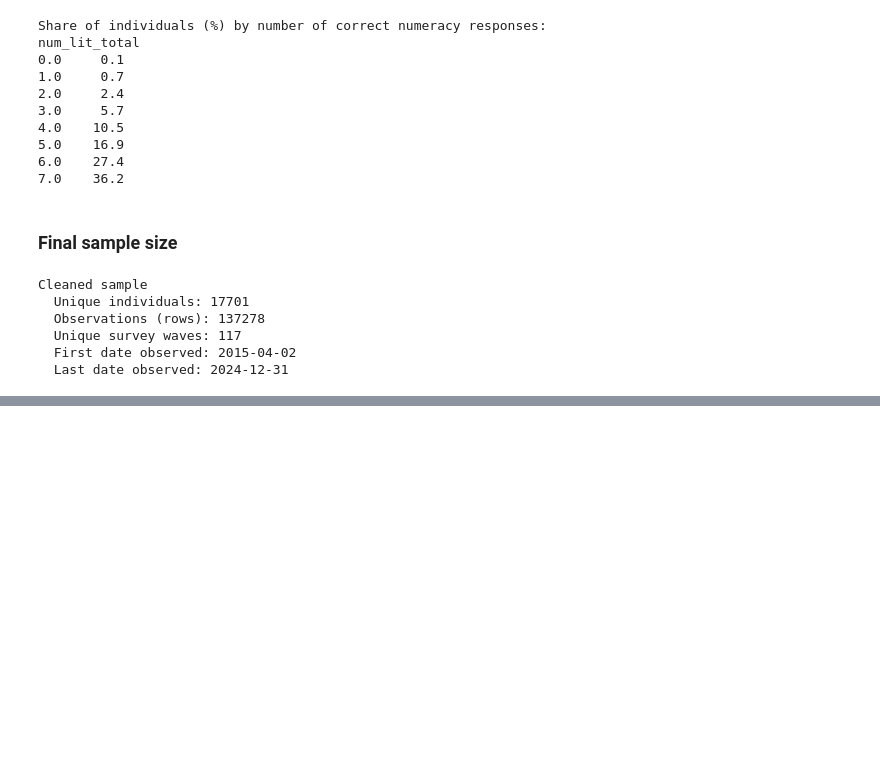
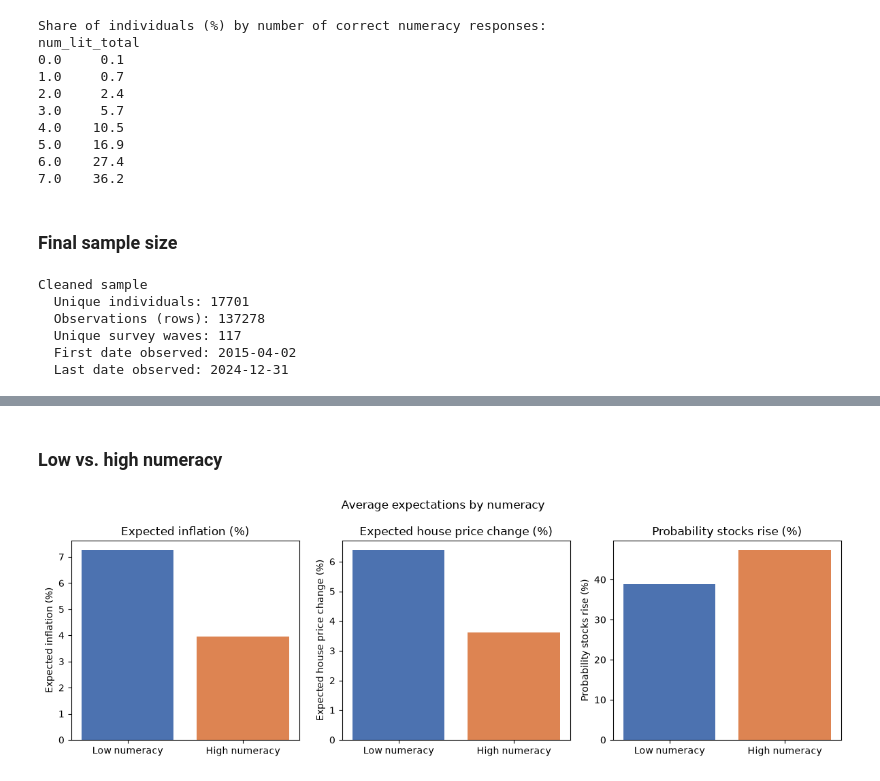
Before and after one commit to Israt0408/AI_week_IM, a Jupyter notebook: term_paper.ipynb, the cells around one changed output, grey strips where cells are left out. Drawn from its saved outputs; the diff is of its cells as text; code cells hidden in the pictures; blank space fills up the shorter version.

```diff
--- a/term_paper.ipynb
+++ b/term_paper.ipynb
@@ -233,0 +302,11 @@ Cleaned sample
+# %% [markdown]
+### Low vs. high numeracy
+# %%
+_ = plot_group_means(
+    sce,
+    'num_lit_high',
+    {0: 'Low numeracy', 1: 'High numeracy'},
+    'Average expectations by numeracy',
+)
+# %% [output]
+[figure, added]
```
Also changed, not shown: parts of 7 cells of this notebook.
